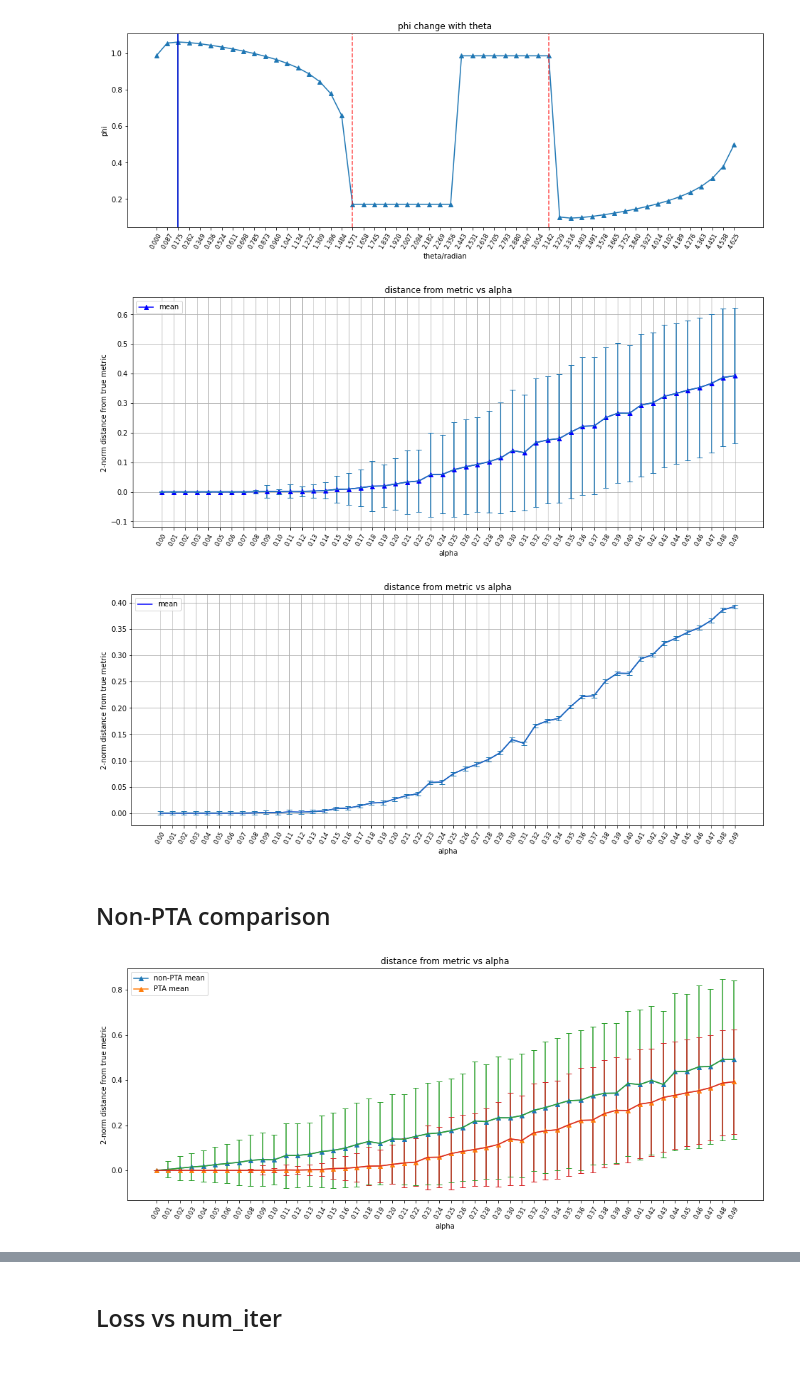
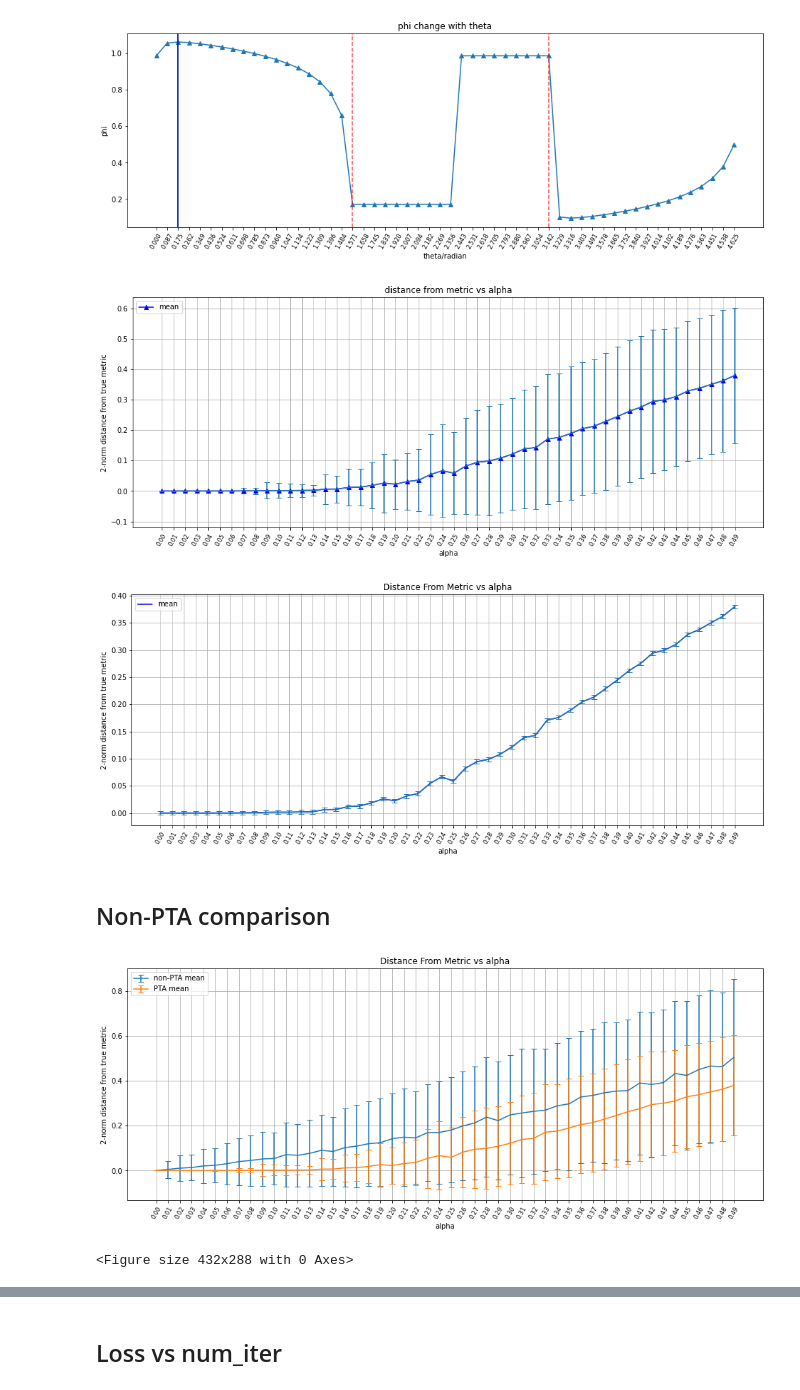
Before and after one commit to zrobertson466920/Probabalistic_Bisection, a Jupyter notebook: PTA_LPM.ipynb, the cells around one changed output, grey strips where cells are left out. Cells and saved outputs as stored; diff of their text form; code cells hidden in the pictures.

```diff
--- a/PTA_LPM.ipynb
+++ b/PTA_LPM.ipynb
@@ -273,7 +274,7 @@ def max_quasiconcave_metric(eps, alpha, iteration):
   del dist
   return m_bar,C_bar
 # %%
-m,C = max_quasiconcave_metric(1e-4, 0.1)
+m,C = max_quasiconcave_metric(1e-4, 0.1, 100)
 print("true metric: "+str(m_star))
 print("elicited metric: "+str(m))
 print("confusion matrix: \n"+str(C))
@@ -316,14 +317,16 @@ re_arr = np.zeros((50,num_itr))
 
 for itr in range(num_itr):
   t_true = np.random.rand()*np.pi/2
+  m_star = (np.cos(t_true),np.sin(t_true))
   # print(itr)
   for lp, al in enumerate(np.arange(0., .5, step)):
-    m,C = max_quasiconcave_metric(1e-4, al)
+    m,C = max_quasiconcave_metric(1e-4, al, 100)
     # re.append(abs(phi2(m[0], m[1])-phi2(m_star[0], m_star[1])))
     t = np.arccos(m[0])
     if t > np.pi/2:
       t = np.pi*2-t
-    re_arr[lp][itr] = np.linalg.norm(t-t_true)
+    # re_arr[lp][itr] = np.linalg.norm(t-t_true)
+    re_arr[lp][itr] = np.linalg.norm(m-m_star)
 
 re_max = np.amax(re_arr, 1)
 re_min = np.amin(re_arr, 1)
@@ -364,7 +367,7 @@ plt.legend(loc='upper left')
 plt.grid()
 plt.show()
 # %% [output]
-[figure, old version]
+[figure, new version]
 # %%
 re_hoeffding = np.sqrt(-np.log(0.975)/(2*1000))
 
@@ -394,14 +397,14 @@ ax.errorbar(np.arange(0., .5, step), re_mean, yerr=re_hoeffding, capsize=4)
 
 # plt.yticks(np.arange(0, 1, step=0.1))
 plt.xticks(np.arange(0, .5, step=step), rotation=60, size="small")
-plt.title("distance from metric vs alpha")
+plt.title("Distance From Metric vs alpha")
 plt.xlabel("alpha")
 plt.ylabel("2-norm distance from true metric")
 plt.legend(loc='upper left')
 plt.grid()
 plt.show()
 # %% [output]
-[figure, old version]
+[figure, new version]
 # %% [markdown]
 ## Non-PTA comparison
 # %%
@@ -465,13 +468,15 @@ re_arr_nPTA = np.zeros((50,num_itr))
 
 for itr in range(num_itr):
   t_true = np.random.rand()*np.pi/2
+  m_star = (np.cos(t_true),np.sin(t_true))
   for lp, al in enumerate(np.arange(0., .5, step)):
-    m,C = max_quasiconcave_metric_nPTA(1e-4, al)
+    m,C = max_quasiconcave_metric_nPTA(1e-4, al, 25)
     # re.append(abs(phi2(m[0], m[1])-phi2(m_star[0], m_star[1])))
     t = np.arccos(m[0])
     if t > np.pi/2:
       t = np.pi*2-t
-    re_arr_nPTA[lp][itr] = np.linalg.norm(t-t_true)
+    # re_arr_nPTA[lp][itr] = np.linalg.norm(t-t_true)
+    re_arr_nPTA[lp][itr] = np.linalg.norm(m-m_star)
 
 re_max_nPTA = np.amax(re_arr_nPTA, 1)
 re_min_nPTA = np.amin(re_arr_nPTA, 1)
@@ -481,23 +486,26 @@ re_std_nPTA = np.std(re_arr_nPTA, 1)
 # %%
 fig, ax = plt.subplots()
 fig.set_size_inches(16, 6)
 
 # ax.plot(np.arange(0., .5, step), re_max, "-", color='b', alpha=0.2) # plot maximum deviation
 # ax.plot(np.arange(0., .5, step), re_min, "-", color='b', alpha=0.2) # plot minimum deviation
-ax.plot(np.arange(0., .5, step), re_mean_nPTA, "^-", alpha=1, label='non-PTA mean') # plot mean relative error
-ax.plot(np.arange(0., .5, step), re_mean, "^-", alpha=1, label='PTA mean') # plot mean relative error
-ax.errorbar(np.arange(0., .5, step), re_mean_nPTA, yerr=re_std_nPTA, capsize=4)
-ax.errorbar(np.arange(0., .5, step), re_mean, yerr=re_std, capsize=4)
+# ax.plot(np.arange(0., .5, step), re_mean_nPTA, "-", alpha=1, label='non-PTA mean',color='y') # plot mean relative error
+# ax.plot(np.arange(0., .5, step), re_mean, "-", alpha=1, label='PTA mean',color='g') # plot mean relative error
+ax.errorbar(np.arange(0., .5, step), re_mean_nPTA, yerr=re_std_nPTA, capsize=4,label='non-PTA mean')
+ax.errorbar(np.arange(0., .5, step), re_mean, yerr=re_std, capsize=4,label='PTA mean')
 
 # plt.yticks(np.arange(0, 1, step=0.1))
 plt.xticks(np.arange(0, .5, step=step), rotation=60, size="small")
-plt.title("distance from metric vs alpha")
+plt.title("Distance From Metric vs alpha")
+plt.grid()
 plt.xlabel("alpha")
 plt.ylabel("2-norm distance from true metric")
 plt.legend(loc='upper left')
 plt.show()
+plt.savefig('Loss vs alpha (std)')
 # %% [output]
-[figure, old version]
+[figure, new version]
+<Figure size 432x288 with 0 Axes>
 # %%
 fig, ax = plt.subplots()
 fig.set_size_inches(16, 6)
```
Also changed, not shown: parts of 8 cells of this notebook.
